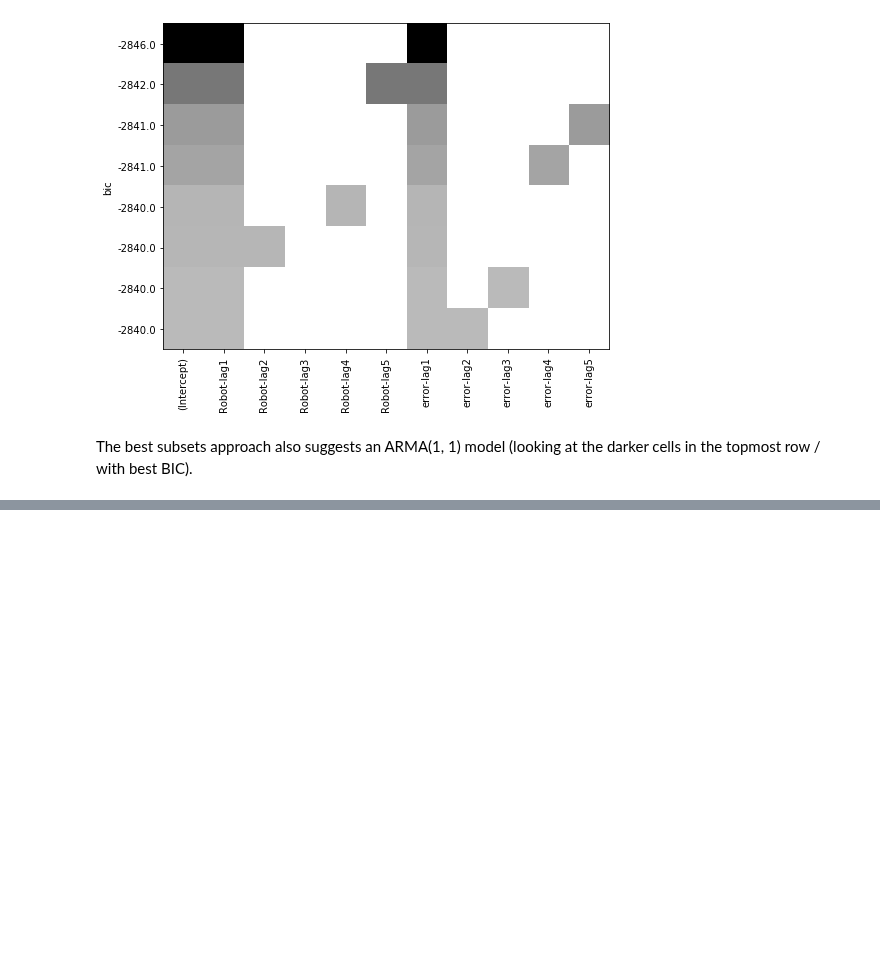
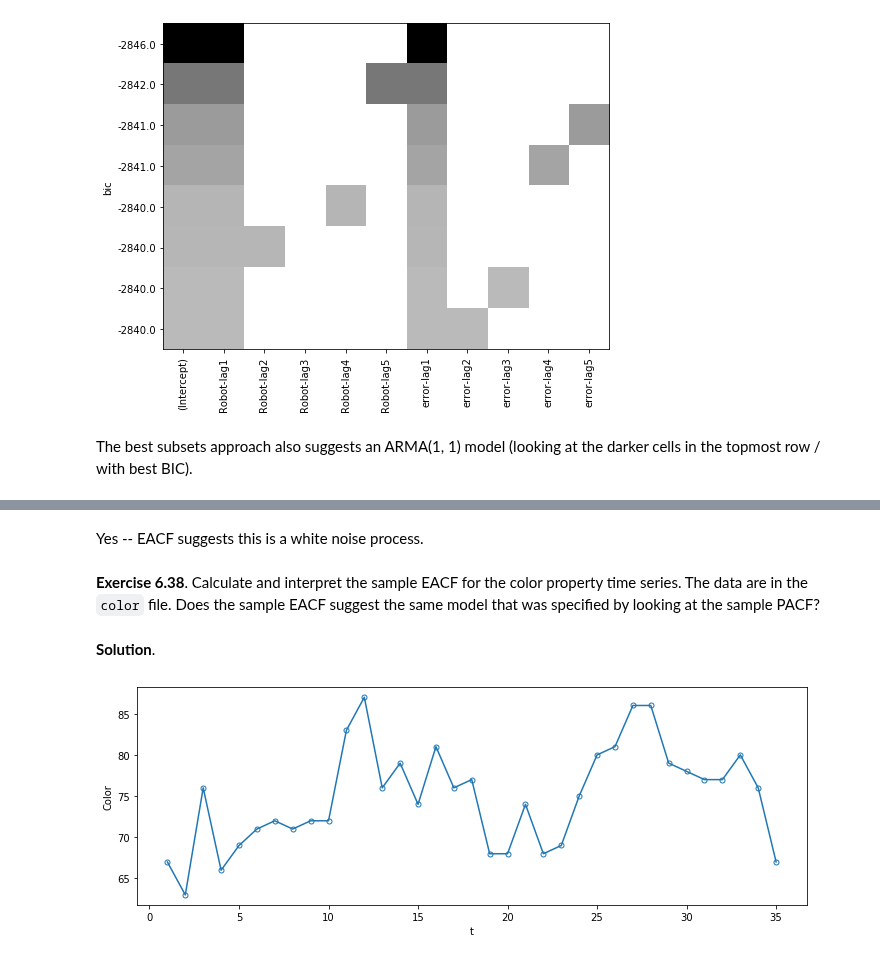
Before and after one commit to telmo-correa/time-series-analysis, a Jupyter notebook: Python/Chapter 06 (Ex 31 - 39) - Model Specification.ipynb, the cells around one changed output, grey strips where cells are left out. Saved outputs shown, nothing was run; the diff lists cells and outputs as text; code cells hidden in the pictures; blank space fills up the shorter version.

```diff
--- a/Python/Chapter 06 (Ex 31 - 39) - Model Specification.ipynb
+++ b/Python/Chapter 06 (Ex 31 - 39) - Model Specification.ipynb
@@ -631,0 +662,17 @@ The best subsets approach also suggests an ARMA(1, 1) model (looking at the dark
+# %% [markdown]
+Yes -- EACF suggests this is a white noise process.
+# %% [markdown]
+**Exercise 6.38**.  Calculate and interpret the sample EACF for the color property time series. The data are in the `color` file. Does the sample EACF suggest the same model that was specified by looking at the sample PACF?
+# %% [markdown]
+**Solution**.
+# %%
+data = pd.read_csv('../data/color.dat')
+data['t'] = np.arange(1, data.shape[0] + 1)
+# %%
+plt.figure(figsize=(12, 4))
+plt.plot(data['t'], data['color'], marker='o', markerfacecolor='none', ls='solid', ms=5)
+plt.ylabel('Color')
+plt.xlabel('t')
+plt.show()
+# %% [output]
+[figure, added]
```
Also changed, not shown: parts of 22 cells of this notebook, 2 other files.
